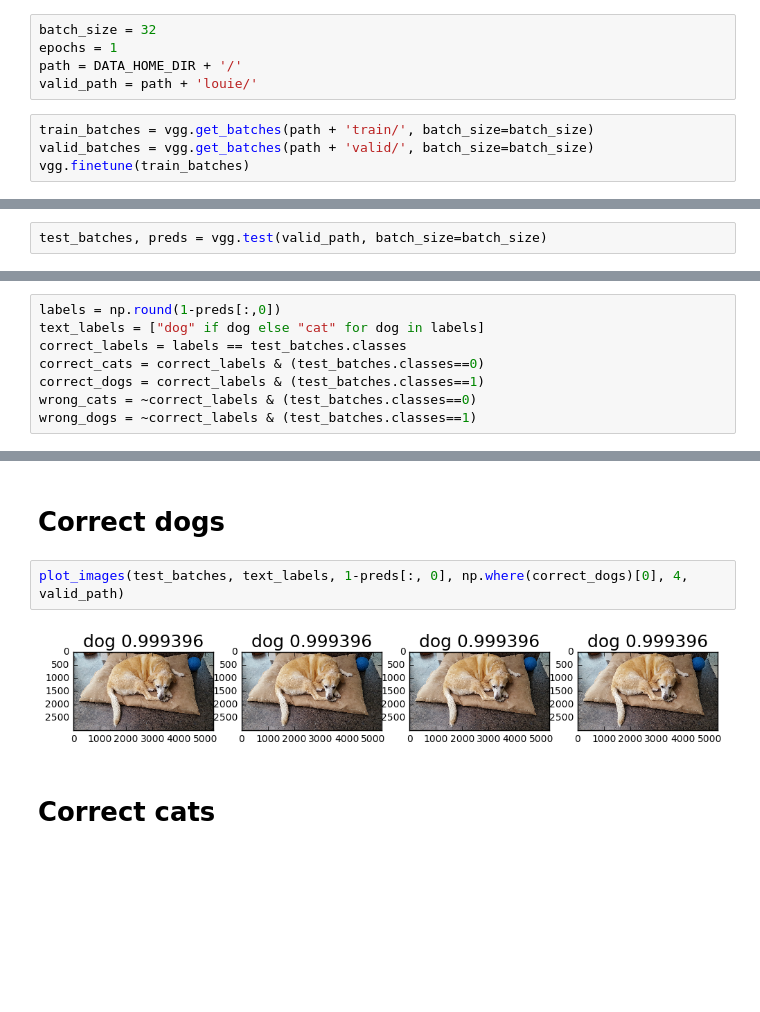
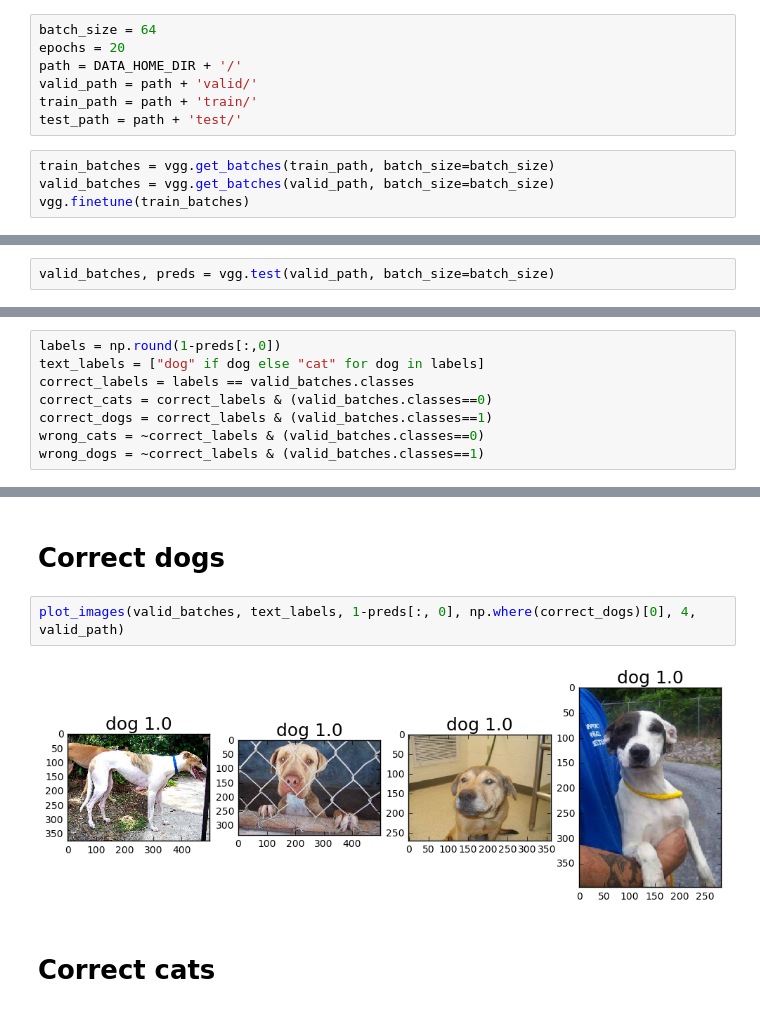
Before and after one commit to kwojcik/courses, a Jupyter notebook: deeplearning1/lesson1/vgg_redo.ipynb, the cells around one changed output, grey strips where cells are left out. Drawn from its saved outputs; the diff is of its cells as text; blank space fills up the shorter version.

```diff
--- a/deeplearning1/lesson1/vgg_redo.ipynb
+++ b/deeplearning1/lesson1/vgg_redo.ipynb
@@ -22,12 +25,14 @@ from keras.preprocessing import image
 # iniialize the model
 vgg = Vgg16()
 # %%
-batch_size = 32
-epochs = 1
+batch_size = 64
+epochs = 20
 path = DATA_HOME_DIR + '/'
-valid_path = path + 'louie/'
+valid_path = path + 'valid/'
+train_path = path + 'train/'
+test_path = path + 'test/'
 # %%
-train_batches = vgg.get_batches(path + 'train/', batch_size=batch_size)
-valid_batches = vgg.get_batches(path + 'valid/', batch_size=batch_size)
+train_batches = vgg.get_batches(train_path, batch_size=batch_size)
+valid_batches = vgg.get_batches(valid_path, batch_size=batch_size)
 vgg.finetune(train_batches)
 # %% [output]
@@ -44,5 +47,5 @@ vgg.model.save_weights(path + 'results/model' + str(time.time()))
 # %%
 vgg.model.load_weights(DATA_HOME_DIR + '/results/ft1.h5')
 # %%
-test_batches, preds = vgg.test(valid_path, batch_size=batch_size)
+valid_batches, preds = vgg.test(valid_path, batch_size=batch_size)
 # %% [output]
@@ -74,11 +71,11 @@ logloss(test_batches, preds)
 # %%
 labels = np.round(1-preds[:,0])
 text_labels = ["dog" if dog else "cat" for dog in labels]
-correct_labels = labels == test_batches.classes
-correct_cats = correct_labels & (test_batches.classes==0)
-correct_dogs = correct_labels & (test_batches.classes==1)
-wrong_cats = ~correct_labels & (test_batches.classes==0)
-wrong_dogs = ~correct_labels & (test_batches.classes==1)
+correct_labels = labels == valid_batches.classes
+correct_cats = correct_labels & (valid_batches.classes==0)
+correct_dogs = correct_labels & (valid_batches.classes==1)
+wrong_cats = ~correct_labels & (valid_batches.classes==0)
+wrong_dogs = ~correct_labels & (valid_batches.classes==1)
 # %%
 def plot_images(batches, labels, preds, idxs, num, path):
     if len(idxs) == 0:
@@ -98,9 +107,9 @@ plot_images(test_batches, text_labels, 1-preds[:, 0], np.where(wrong_cats)[0], 1
 # %% [markdown]
 # Correct dogs
 # %%
-plot_images(test_batches, text_labels, 1-preds[:, 0], np.where(correct_dogs)[0], 4, valid_path)
+plot_images(valid_batches, text_labels, 1-preds[:, 0], np.where(correct_dogs)[0], 4, valid_path)
 # %% [output]
-[figure, old version]
+[figure, new version]
 # %% [markdown]
 # Correct cats
 # %%
```
Also changed, not shown: parts of 20 cells of this notebook, 1 other file.
